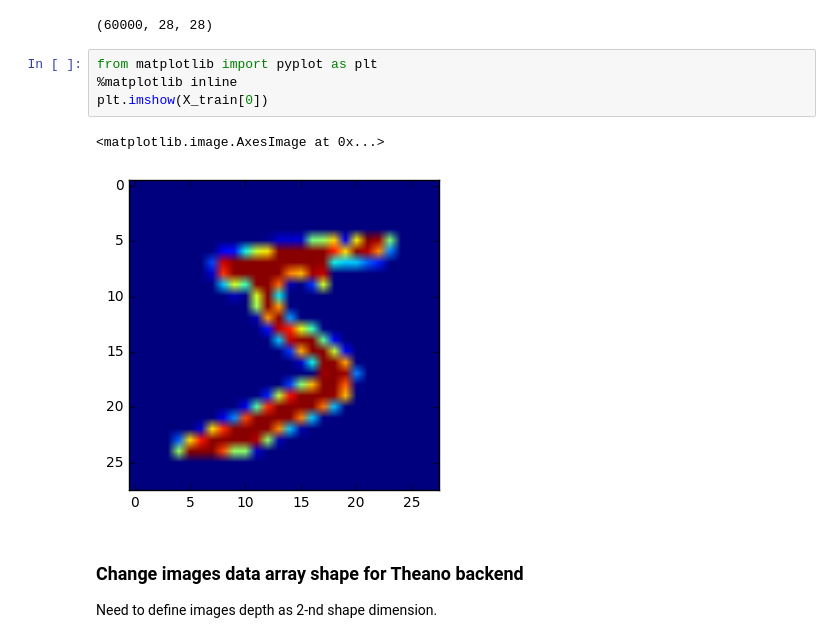
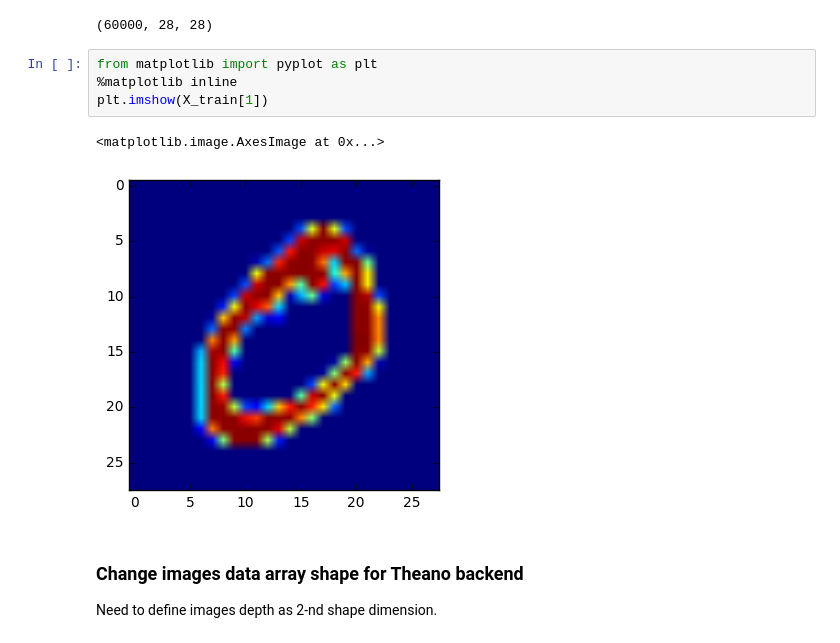
Before and after one commit to pyotr777/keras_tut, a Jupyter notebook: Keras tutorial.ipynb, the cells around one changed output. Drawn from its saved outputs; the diff is of its cells as text.

```diff
--- a/Keras tutorial.ipynb
+++ b/Keras tutorial.ipynb
@@ -26,10 +26,10 @@ print X_train.shape
 # %%
 from matplotlib import pyplot as plt
 %matplotlib inline
-plt.imshow(X_train[0])
+plt.imshow(X_train[1])
 # %% [output]
 <matplotlib.image.AxesImage at 0x...>
-[figure, old version]
+[figure, new version]
 # %% [markdown]
 ### Change images data array shape for Theano backend
 
```
Also changed, not shown: parts of 11 cells of this notebook.
